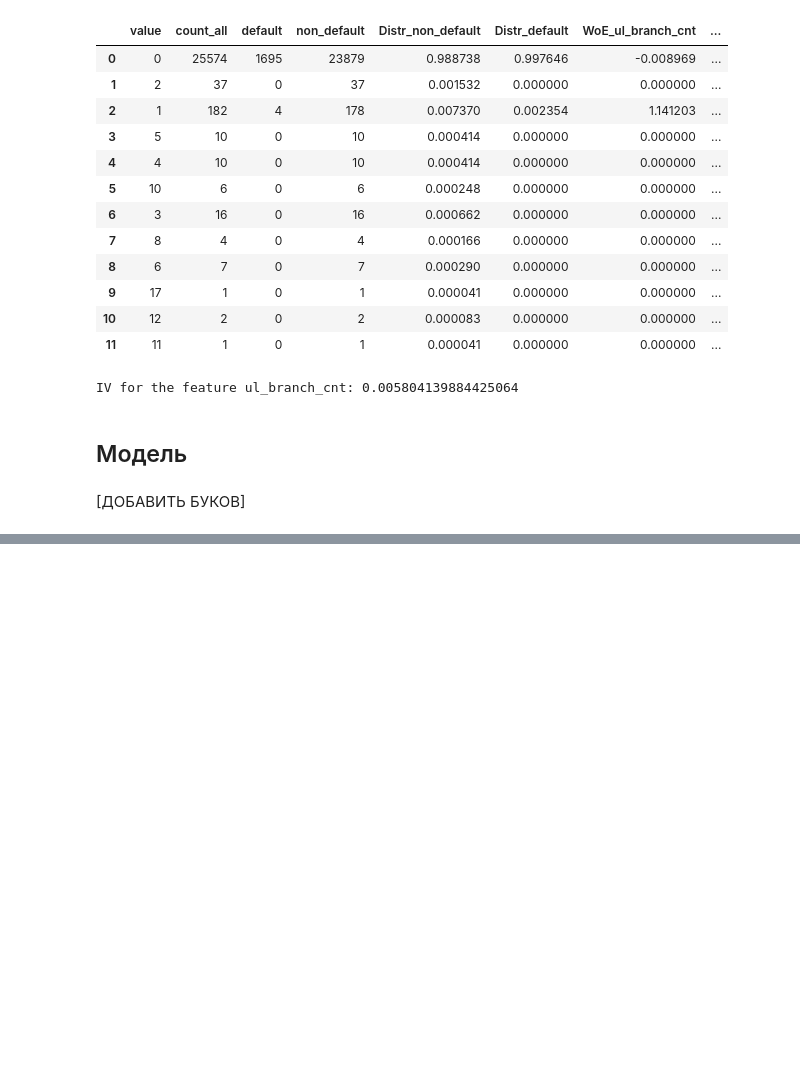
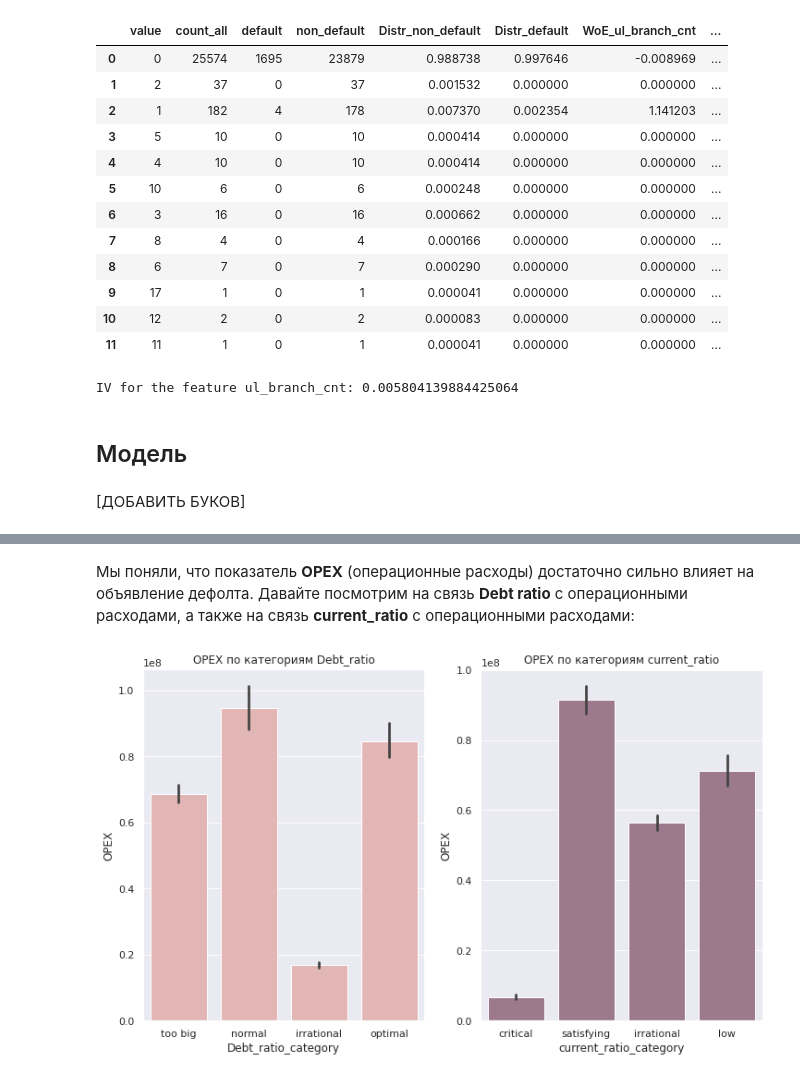
Before and after one commit to Stuksus/Hackaton_SBER, a Jupyter notebook: Final_file_for_hackaton_sber.ipynb, the cells around one changed output, grey strips where cells are left out. Drawn from its saved outputs; the diff is of its cells as text; code cells hidden in the pictures; blank space fills up the shorter version.

```diff
--- a/Final_file_for_hackaton_sber.ipynb
+++ b/Final_file_for_hackaton_sber.ipynb
@@ -1273,0 +1627,19 @@ sum(preds_fin)
+# %% [markdown]
+Мы поняли, что показатель **OPEX** (операционные расходы) достаточно сильно влияет на объявление дефолта. Давайте посмотрим на связь **Debt ratio** с операционными расходами, а также на связь **current_ratio** с операционными расходами:
+# %%
+sns.set(rc={'figure.figsize':(12,7)})
+
+fig, ax =plt.subplots(1,2)
+
+
+sns.set_color_codes("muted")
+sns.barplot(x="Debt_ratio_category", y="OPEX", data=df_gr_dr,
+            color='#EAAFAF', ax=ax[0]).set_title('OPEX по категориям Debt_ratio')
+
+sns.set_color_codes("muted")
+sns.barplot(x="current_ratio_category", y="OPEX", data=df_gr_cr,
+            color='#A2738C', ax=ax[1]).set_title('OPEX по категориям current_ratio')
+
+fig.show()
+# %% [output]
+[figure, added]
```
Also changed, not shown: parts of 117 cells of this notebook.
